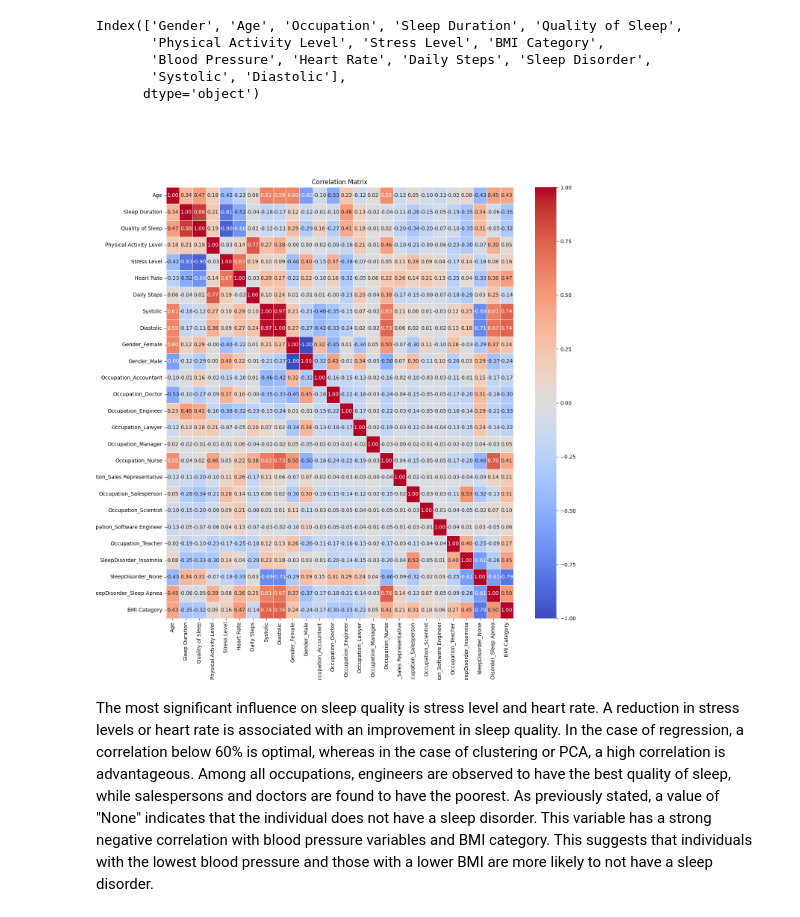
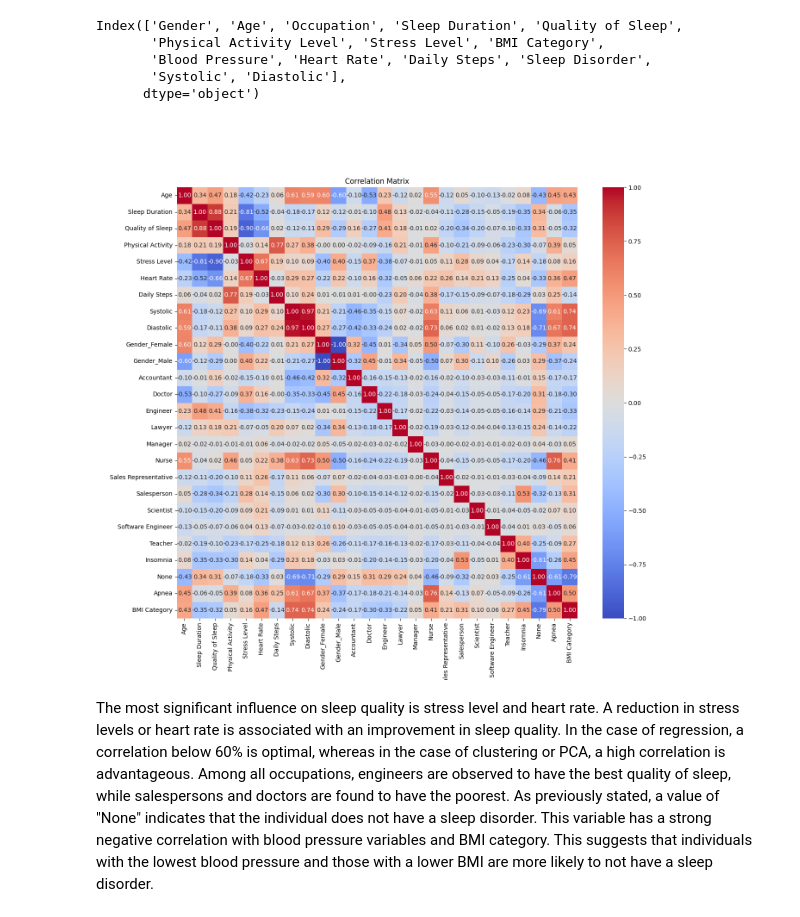
Before and after one commit to DianaMazurczak/QualityOfSleep, a Jupyter notebook: QualityOfSleep.ipynb, the cells around one changed output. Saved outputs shown, nothing was run; the diff lists cells and outputs as text; code cells hidden in the pictures.

```diff
--- a/QualityOfSleep.ipynb
+++ b/QualityOfSleep.ipynb
@@ -130,30 +129,37 @@ Index(['Gender', 'Age', 'Occupation', 'Sleep Duration', 'Quality of Sleep',
 # %%
 # Encode categorical variables
 dummies_gender = pd.get_dummies(data['Gender'], prefix='Gender')
 dummies_occupation = pd.get_dummies(data['Occupation'], prefix='Occupation')
 dummies_sleep_disorder = pd.get_dummies(data['Sleep Disorder'], prefix='SleepDisorder')
 
 # Convert BMI Category to numeric while handling categorical dtype
 with pd.option_context("future.no_silent_downcasting", True):
     data['BMI Category'] = data['BMI Category'].astype(str)
     numeric_bmi_category = data['BMI Category'].replace({'Normal': 0, 'Overweight': 1, 'Obese': 2}).astype(int)
 
 # Combine numerical and encoded categorical data
 data_with_dummies = pd.concat(
     [
         data[['Age', 'Sleep Duration', 'Quality of Sleep', 'Physical Activity Level', 'Stress Level', 'Heart Rate', 'Daily Steps', 'Systolic', 'Diastolic']],
         dummies_gender, dummies_occupation, dummies_sleep_disorder, numeric_bmi_category
     ], axis=1
 )
+data_with_dummies = data_with_dummies.rename(columns={'Physical Activity Level': 'Physical Activity',
+                                  'Occupation_Accountant': 'Accountant', 'Occupation_Doctor': 'Doctor', 'Occupation_Engineer': 'Engineer',
+                                  'Occupation_Lawyer': 'Lawyer', 'Occupation_Manager': 'Manager', 'Occupation_Nurse': 'Nurse',
+                                  'Occupation_Sales Representative': 'Sales Representative', 'Occupation_Salesperson':'Salesperson',
+                                  'Occupation_Scientist': 'Scientist', 'Occupation_Software Engineer': 'Software Engineer',
+                                  'Occupation_Teacher': 'Teacher', 'SleepDisorder_Insomnia': 'Insomnia',
+                                  'SleepDisorder_Sleep Apnea': 'Apnea', 'SleepDisorder_None': 'None'}, errors="raise")
 
 # Compute and plot correlation matrix
 corr_matrix = data_with_dummies.corr().round(2)
-plt.figure(figsize=(15, 15))
-sns.heatmap(corr_matrix, annot=True, cmap='coolwarm', fmt='.2f', linewidths=0.5)
+plt.figure(figsize=(15, 13))
+sns.heatmap(corr_matrix, annot=True, cmap='coolwarm', fmt='.2f')
 plt.title('Correlation Matrix')
 plt.show()
 # %% [output]
-[figure, old version]
+[figure, new version]
 # %% [markdown]
 The most significant influence on sleep quality is stress level and heart rate. A reduction in stress levels or heart rate is associated with an improvement in sleep quality. In the case of regression, a correlation below 60% is optimal, whereas in the case of clustering or PCA, a high correlation is advantageous. Among all occupations, engineers are observed to have the best quality of sleep, while salespersons and doctors are found to have the poorest. As previously stated, a value of "None" indicates that the individual does not have a sleep disorder. This variable has a strong negative correlation with blood pressure variables and BMI category. This suggests that individuals with the lowest blood pressure and those with a lower BMI are more likely to not have a sleep disorder.
 # %% [markdown]
```
Also changed, not shown: parts of 48 cells of this notebook.
